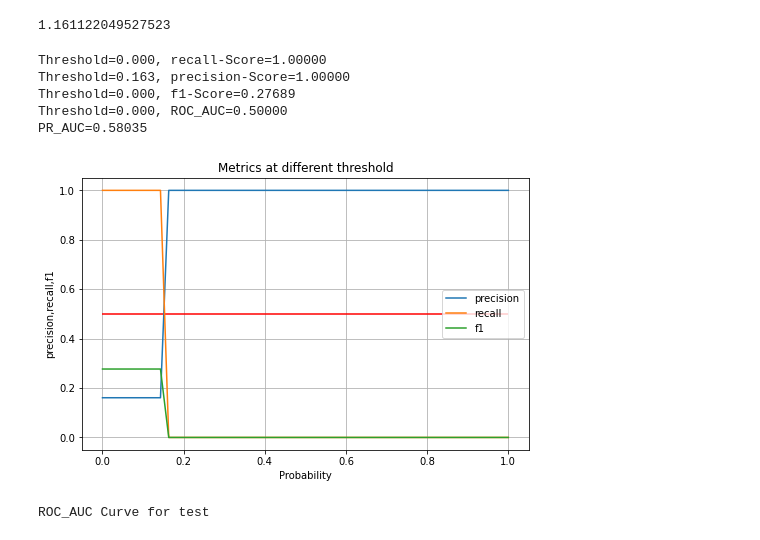
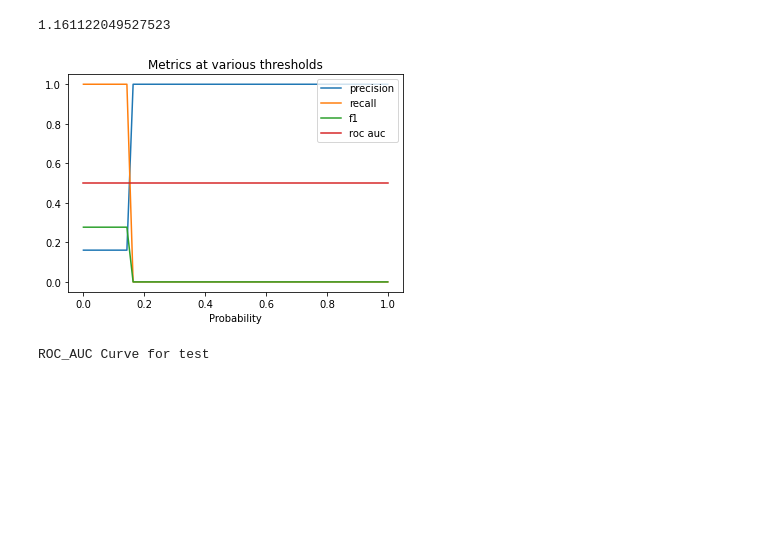
Before and after one commit to shaisid01/Data-Science, a Jupyter notebook: CapstoneProjects/Capstone 2/Notebooks/05_modeling.ipynb, the cells around one changed output. Saved outputs shown, nothing was run; the diff lists cells and outputs as text; code cells hidden in the pictures; blank space fills up the shorter version.

Commit message:
threshold implementation

```diff
--- a/CapstoneProjects/Capstone 2/Notebooks/05_modeling.ipynb
+++ b/CapstoneProjects/Capstone 2/Notebooks/05_modeling.ipynb
@@ -275,15 +320,9 @@ ROC_AUC Curve for train data
 [figure]
 1.161122049527523
 # %%
-title = "Base Model"
-_,_,_,_,_ = threshhold_and_plot(y_train,train_pred[:,1],title,plot=True,isTrain=True)
+_,_,_,_ = threshhold_and_plot(y_train,train_pred[:,1],plot=True)
 # %% [output]
-Threshold=0.000, recall-Score=1.00000
-Threshold=0.163, precision-Score=1.00000
-Threshold=0.000, f1-Score=0.27689
-Threshold=0.000, ROC_AUC=0.50000
-PR_AUC=0.58035
-[figure, old version]
+[figure, new version]
 # %%
 print("ROC_AUC Curve for test")
 _,_,t = plot_roc(y_test,test_pred[:,1])
```
Also changed, not shown: parts of 160 cells of this notebook.
